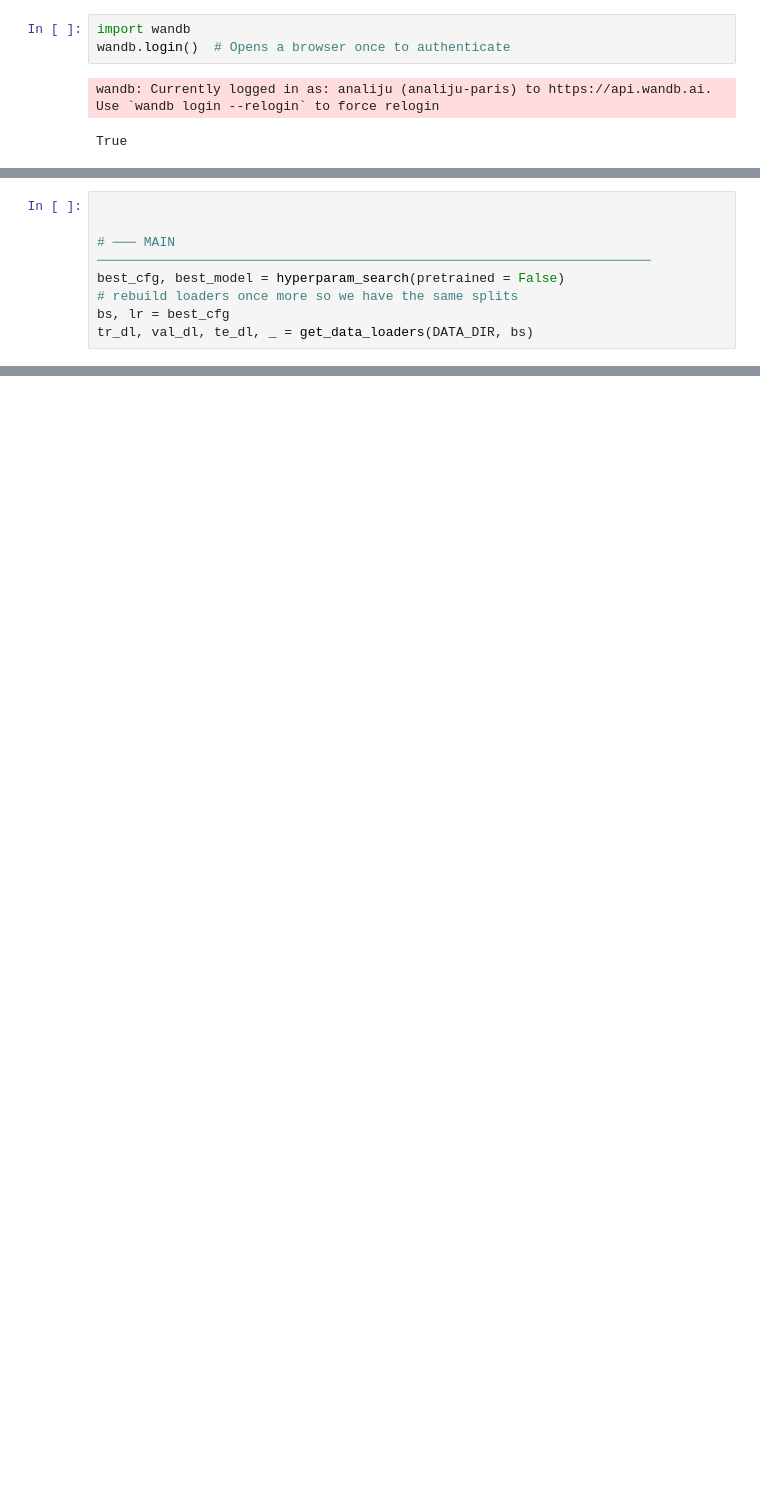
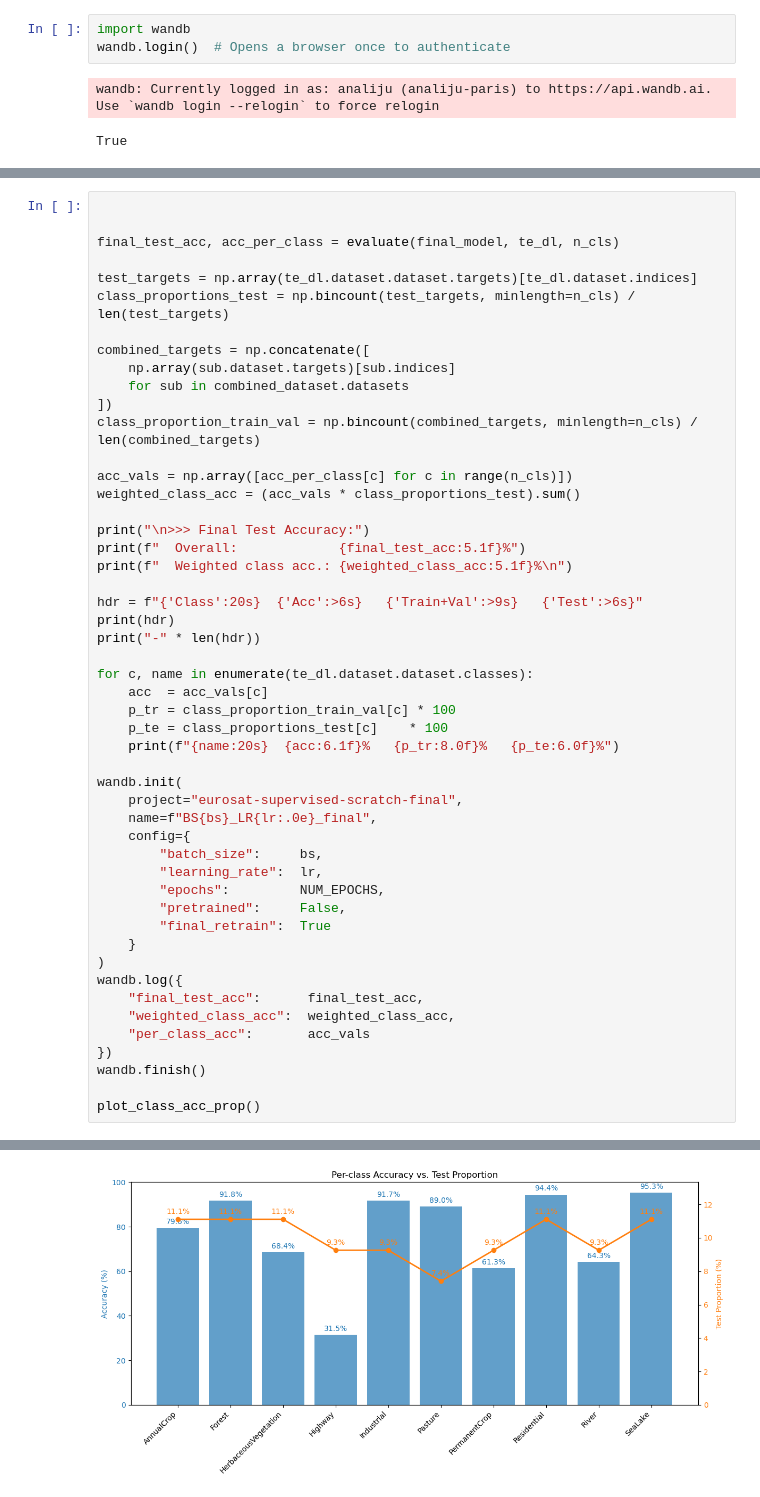
Before and after one commit to JuCarv-bit/eurosat_preprocessing, a Jupyter notebook: exploratory_notebooks/eurosat_supervised_nopretrain.ipynb, the cells around one changed output, grey strips where cells are left out. Saved outputs shown, nothing was run; the diff lists cells and outputs as text; blank space fills up the shorter version.

```diff
--- a/exploratory_notebooks/eurosat_supervised_nopretrain.ipynb
+++ b/exploratory_notebooks/eurosat_supervised_nopretrain.ipynb
@@ -391,8 +390,0 @@ View run at https://wandb.ai/analiju-paris/eurosat-supervised-scratch-final/runs
-# %%
-
-
-# ─── MAIN ───────────────────────────────────────────────────────────────────────
-best_cfg, best_model = hyperparam_search(pretrained = False)
-# rebuild loaders once more so we have the same splits
-bs, lr = best_cfg
-tr_dl, val_dl, te_dl, _ = get_data_loaders(DATA_DIR, bs)
@@ -425,0 +423,51 @@ wandb.log_artifact(artifact)
+# %%
+
+
+final_test_acc, acc_per_class = evaluate(final_model, te_dl, n_cls)
+
+test_targets = np.array(te_dl.dataset.dataset.targets)[te_dl.dataset.indices]
+class_proportions_test = np.bincount(test_targets, minlength=n_cls) / len(test_targets)
+
+combined_targets = np.concatenate([
+    np.array(sub.dataset.targets)[sub.indices]
+    for sub in combined_dataset.datasets
+])
+class_proportion_train_val = np.bincount(combined_targets, minlength=n_cls) / len(combined_targets)
+
+acc_vals = np.array([acc_per_class[c] for c in range(n_cls)])
+weighted_class_acc = (acc_vals * class_proportions_test).sum()
+
+print("\n>>> Final Test Accuracy:")
+print(f"  Overall:             {final_test_acc:5.1f}%")
+print(f"  Weighted class acc.: {weighted_class_acc:5.1f}%\n")
+
+hdr = f"{'Class':20s}  {'Acc':>6s}   {'Train+Val':>9s}   {'Test':>6s}"
+print(hdr)
+print("-" * len(hdr))
+
+for c, name in enumerate(te_dl.dataset.dataset.classes):
+    acc  = acc_vals[c]
+    p_tr = class_proportion_train_val[c] * 100
+    p_te = class_proportions_test[c]    * 100
+    print(f"{name:20s}  {acc:6.1f}%   {p_tr:8.0f}%   {p_te:6.0f}%")
+
+wandb.init(
+    project="eurosat-supervised-scratch-final",
+    name=f"BS{bs}_LR{lr:.0e}_final",
+    config={
+        "batch_size":     bs,
+        "learning_rate":  lr,
+        "epochs":         NUM_EPOCHS,
+        "pretrained":     False,
+        "final_retrain":  True
+    }
+)
+wandb.log({
+    "final_test_acc":      final_test_acc,
+    "weighted_class_acc":  weighted_class_acc,
+    "per_class_acc":       acc_vals
+})
+wandb.finish()
+
+plot_class_acc_prop()
+# %% [output]
@@ -425,0 +506 @@ wandb.log_artifact(artifact)
+[figure, added]
```
Also changed, not shown: parts of 9 cells of this notebook.
